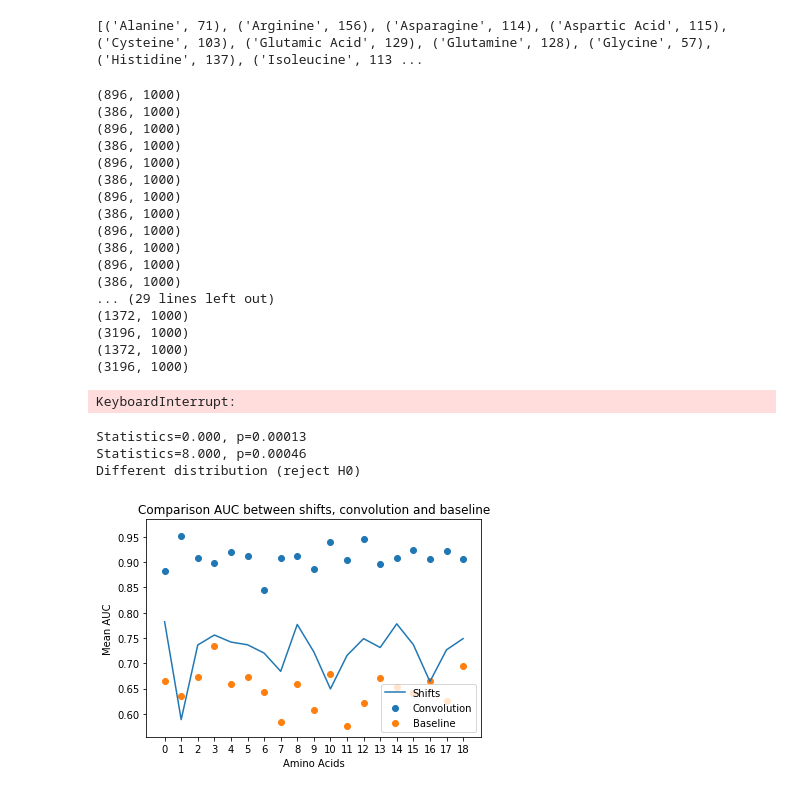
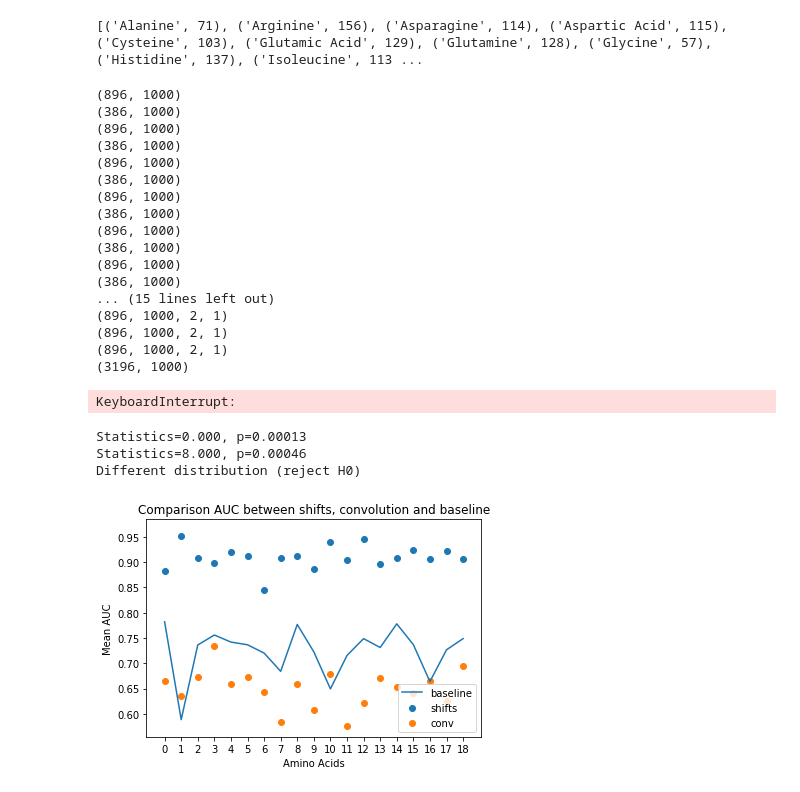
Before and after one commit to sdrogers/nnpredict, a Jupyter notebook: Code/Python/Shifts_vs_Conv.ipynb, the cells around one changed output. Cells and saved outputs as stored; diff of their text form; code cells hidden in the pictures.

Commit message:
fix the plot in shift vs conv

```diff
--- a/Code/Python/Shifts_vs_Conv.ipynb
+++ b/Code/Python/Shifts_vs_Conv.ipynb
@@ -193,7 +195,7 @@ def train_conv_diff_splits(path, name, has_substruct_dataset, training_set, test
     filtered_dataset_dir = "G:\\Dev\\Data\\MSMS-NIST\\Python Filtered"
     epochs = 100
     path = path + name
-    n_kernels = 2
+    n_kernels = 3
     kernel_width = 5
     truth_values = []
     test_truth_values = []
@@ -313,11 +315,11 @@ for amino_acid, shift in amino_acids_with_shifts:
 (386, 1000)
 (896, 1000)
 (386, 1000)
-... (29 lines left out)
-(1372, 1000)
+... (15 lines left out)
+(896, 1000, 2, 1)
+(896, 1000, 2, 1)
+(896, 1000, 2, 1)
 (3196, 1000)
-(1372, 1000)
-(3196, 1000)
 KeyboardInterrupt:
 # %%
 nist_baseline_auc_path = "G:\\Dev\\Data\\NIST Amino Acids\\NIST Baseline AUC.txt"
@@ -343,35 +345,35 @@ for amino_acid in amino_acid_names:
             mean_shift_auc = reduce(np.add, numbers)/10
             mean_shift_aucs.append(mean_shift_auc)
 
         with open(amino_acid_conv_auc_path, 'r') as f:
             numbers = (float(line[:-1]) for line in f)
             mean_conv_auc = reduce(np.add, numbers)/10
             mean_conv_aucs.append(mean_conv_auc)
 
 stat, p = wilcoxon(mean_shift_aucs, baseline_aucs)
 print('Statistics=%.3f, p=%.5f' % (stat, p))
 
 stat, p = wilcoxon(mean_conv_aucs, baseline_aucs)
 print('Statistics=%.3f, p=%.5f' % (stat, p))
 
 # interpret
 alpha = 0.05
 if p > alpha:
     print('Same distribution (fail to reject H0)')
 else:
     print('Different distribution (reject H0)')
 
-plt.scatter(range(len(amino_acid_names)-1), mean_shift_aucs)
-plt.scatter(range(len(amino_acid_names)-1), mean_conv_aucs)
-plt.plot(range(len(amino_acid_names)-1), baseline_aucs)
-plt.legend(["Shifts", "Convolution", "Baseline"])
+plt.scatter(range(len(amino_acid_names)-1), mean_shift_aucs, label="shifts")
+plt.scatter(range(len(amino_acid_names)-1), mean_conv_aucs, label="conv")
+plt.plot(range(len(amino_acid_names)-1), baseline_aucs, label="baseline")
+plt.legend()
 plt.title("Comparison AUC between shifts, convolution and baseline")
 plt.xlabel("Amino Acids")
 plt.xticks(range(len(amino_acid_names)-1))
 plt.ylabel("Mean AUC")
 plt.show()
 # %% [output]
 Statistics=0.000, p=0.00013
 Statistics=8.000, p=0.00046
 Different distribution (reject H0)
-[figure, old version]
+[figure, new version]
```
Also changed, not shown: parts of 1 cell of this notebook.
